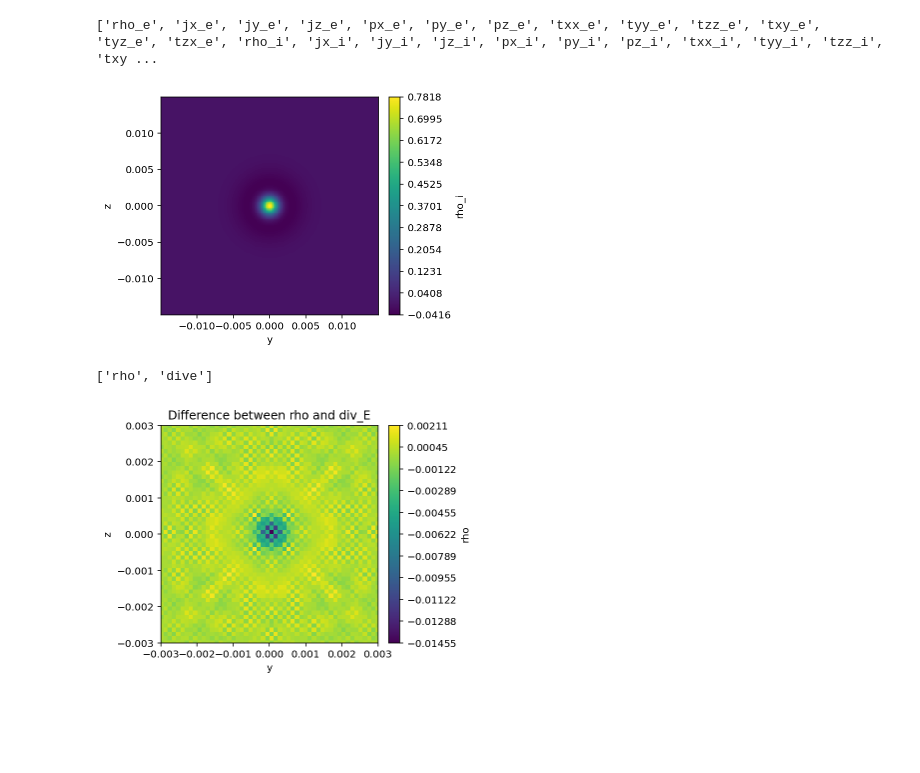
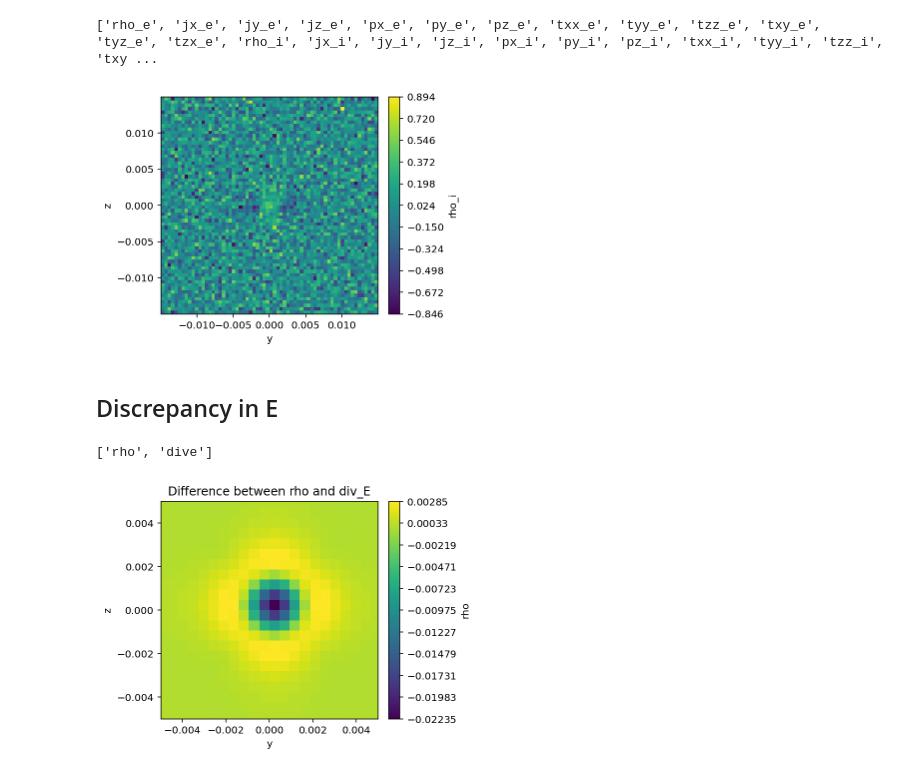
Before and after one commit to JamesMcClung/psc-scrap, a Jupyter notebook: plot_pfd.ipynb, the cells around one changed output. Saved outputs shown, nothing was run; the diff lists cells and outputs as text; code cells hidden in the pictures; blank space fills up the shorter version.

```diff
--- a/plot_pfd.ipynb
+++ b/plot_pfd.ipynb
@@ -14,5 +20,5 @@ Load normal `pfd`.
 # %%
-run = "/Users/james/Code/cpp/PSC/psc/build/src/pfd.xdmf"
+run = f"{trialpath}/{trialfile}/pfd.xdmf"
 vf = viscid.load_file(run, force_reload=True)
 print([f.name for f in vf.iter_fields()])
 # %% [output]
@@ -29,12 +33,14 @@ Load moments.
 # %%
-run_moments = "/Users/james/Code/cpp/PSC/psc/build/src/pfd_moments.xdmf"
+run_moments = f"{trialpath}/{trialfile}/pfd_moments.xdmf"
 vf_moments = viscid.load_file(run_moments, force_reload=True)
 print([f.name for f in vf_moments.iter_fields()])
 # %% [output]
 ['rho_e', 'jx_e', 'jy_e', 'jz_e', 'px_e', 'py_e', 'pz_e', 'txx_e', 'tyy_e', 'tzz_e', 'txy_e', 'tyz_e', 'tzx_e', 'rho_i', 'jx_i', 'jy_i', 'jz_i', 'px_i', 'py_i', 'pz_i', 'txx_i', 'tyy_i', 'tzz_i', 'txy ...
 # %%
-vf_moments.activate_time(0)
+vf_moments.activate_time(250)
 vlt.plot(vf_moments["rho_i"] + vf_moments["rho_e"]);
 # %% [output]
-[figure, old version]
+[figure, new version]
+# %% [markdown]
+## Discrepancy in E
 # %%
@@ -45,10 +51,10 @@ print([f.name for f in vf_gauss.iter_fields()])
 ['rho', 'dive']
 # %%
 vf_gauss.activate_time(0)
-zoom = .003
+zoom = .005
 vlt.plot(vf_gauss["rho"] - vf_gauss["dive"]);
 plt.title("Difference between rho and div_E")
 plt.xlim(-zoom, zoom)
 plt.ylim(-zoom, zoom);
 # %% [output]
-[figure, old version]
+[figure, new version]
```
Also changed, not shown: parts of 6 cells of this notebook, 1 other file.
